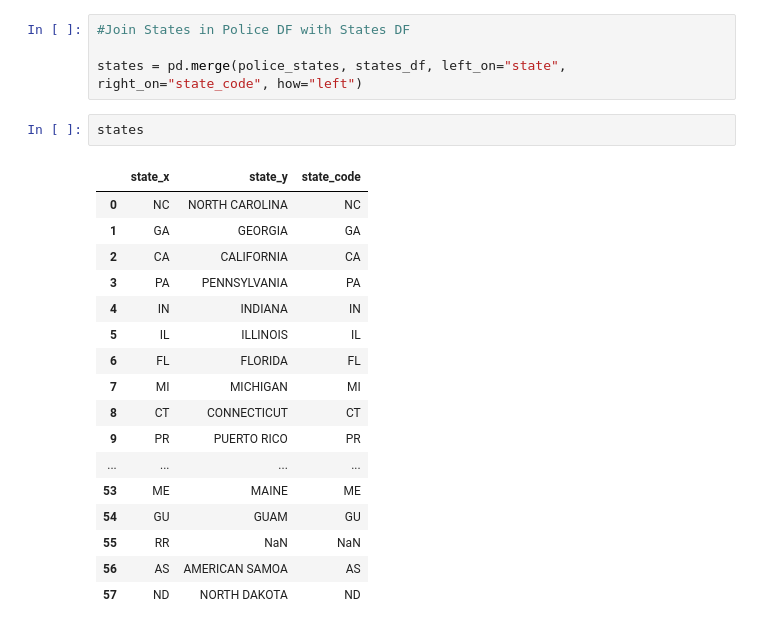
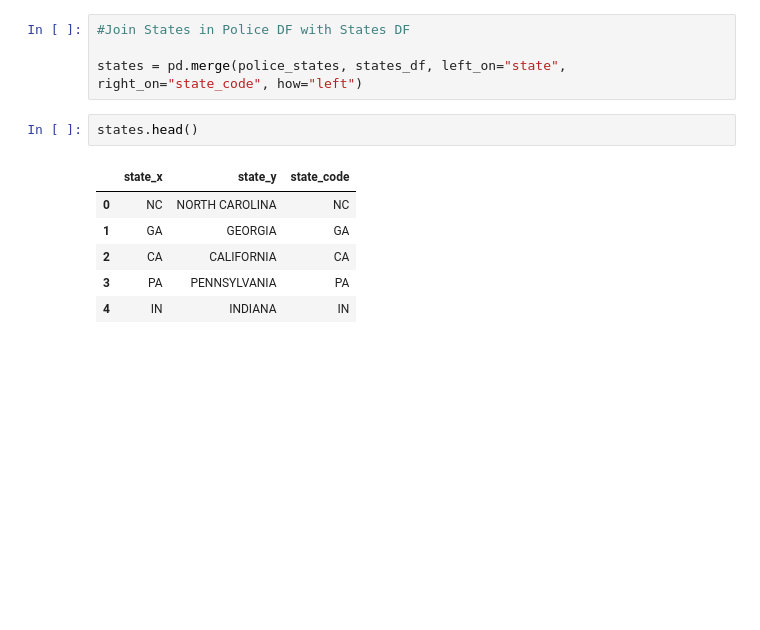
Before and after one commit to dianabaltazar/etl-project, a Jupyter notebook: etl_project.ipynb, the cells around one changed output. Saved outputs shown, nothing was run; the diff lists cells and outputs as text; blank space fills up the shorter version.

```diff
--- a/etl_project.ipynb
+++ b/etl_project.ipynb
@@ -67,22 +67,11 @@ police_states = pd.DataFrame({
 
 states = pd.merge(police_states, states_df, left_on="state", right_on="state_code", how="left")
 # %%
-states
+states.head()
 # %% [output]
 |  | state_x | state_y | state_code |
 | 0 | NC | NORTH CAROLINA | NC |
 | 1 | GA | GEORGIA | GA |
 | 2 | CA | CALIFORNIA | CA |
 | 3 | PA | PENNSYLVANIA | PA |
 | 4 | IN | INDIANA | IN |
-| 5 | IL | ILLINOIS | IL |
-| 6 | FL | FLORIDA | FL |
-| 7 | MI | MICHIGAN | MI |
-| 8 | CT | CONNECTICUT | CT |
-| 9 | PR | PUERTO RICO | PR |
-| ... | ... | ... | ... |
-| 53 | ME | MAINE | ME |
-| 54 | GU | GUAM | GU |
-| 55 | RR | NaN | NaN |
-| 56 | AS | AMERICAN SAMOA | AS |
-| 57 | ND | NORTH DAKOTA | ND |
```
Also changed, not shown: parts of 16 cells of this notebook.
